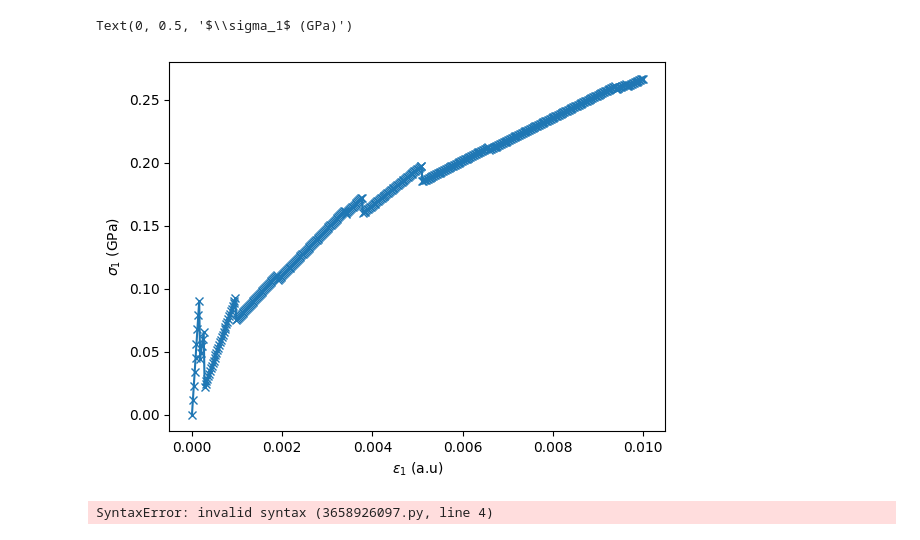
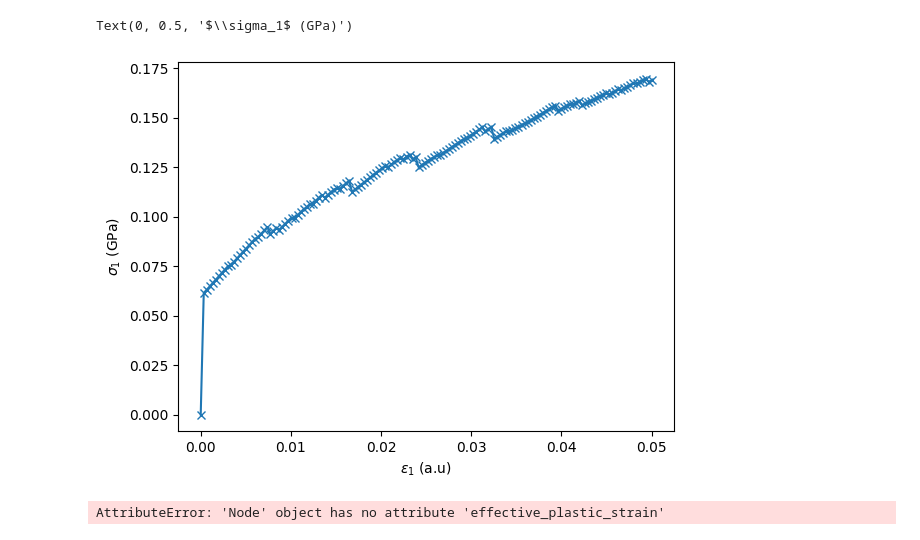
Before and after one commit to Maks-562/Project, a Jupyter notebook: DMN/plasticity_workspace.ipynb, the cells around one changed output. Drawn from its saved outputs; the diff is of its cells as text; code cells hidden in the pictures.

Commit message:
algorthm for plasticity gives something reasonably right

```diff
--- a/DMN/plasticity_workspace.ipynb
+++ b/DMN/plasticity_workspace.ipynb
@@ -54,6 +41,13 @@ p1 = convert_matrix(np.linalg.inv(elasticity_matrix(500*10**9,0.3)))*(10**9)
 # %%
-# Model = DMN.Tree(3)
-# root = Model.initialise()
+loading_path = np.linspace(0,0.05,150)
+Model = DMN.Tree(5)
 
-# Model.propagate_weights(root)
-# Model.initialise_bottom_layer(root,p1,p2)
+metadata,training_error,validation_error,root = DMN.load_model('models/model_N=5.pkl')
+
+# root = Model.initialise(num_loading_steps=len(loading_path))
+
+Model.propagate_weights(root)
+Model.initialise_bottom_layer(root,p1,p2)
+# print(loading_path)
+Model.FeedForward(root,p1,p2)
+Model.plasticity_loader(root,loading_path)
@@ -123,13 +71,0 @@ p1 = convert_matrix(np.linalg.inv(elasticity_matrix(500*10**9,0.3)))*(10**9)
-# %%
-loading_path = np.linspace(0,0.01,500)
-Model = DMN.Tree(4)
-
-metadata,training_error,validation_error,root = DMN.load_model('models/model_N=4.pkl')
-
-# root = Model.initialise(num_loading_steps=len(loading_path))
-
-Model.propagate_weights(root)
-Model.initialise_bottom_layer(root,p1,p2)
-# print(loading_path)
-Model.FeedForward(root,p1,p2)
-Model.plasticity_loader(root,loading_path)
@@ -169,20 +87,21 @@ Final stress: [0.17151129 0.17218473 0.00020018]
 # %%
 bottom_node = Model.fetch_node(root,3,31)
 
-
-plt.plot(root.epss[:,0],root.sigmas[:,0],label='sigma_1',marker = 'x')
+R = 150
+L = 0
+plt.plot(root.epss[L:R,0],root.sigmas[L:R,0],label='sigma_1',marker = 'x')
 plt.xlabel(r'$\epsilon_1$ (a.u)')
 plt.ylabel(r'$\sigma_1$ (GPa)')
 # %% [output]
 Text(0, 0.5, '$\\sigma_1$ (GPa)')
-[figure, old version]
+[figure, new version]
 # %%
 bottom_node = Model.fetch_node(root,3,6)
 
 root.delta_sigma,root.res_strain
-bottom_node.
+bottom_node.effective_plastic_strain, bottom_node.effective_plastic_strain
 # %% [output]
-SyntaxError: invalid syntax (3658926097.py, line 4)
+AttributeError: 'Node' object has no attribute 'effective_plastic_strain'
 # %%
 for i in range(1,9):
     bottom_node = Model.fetch_node(root,4,i)
```
Also changed, not shown: parts of 20 cells of this notebook, 1 other file.
